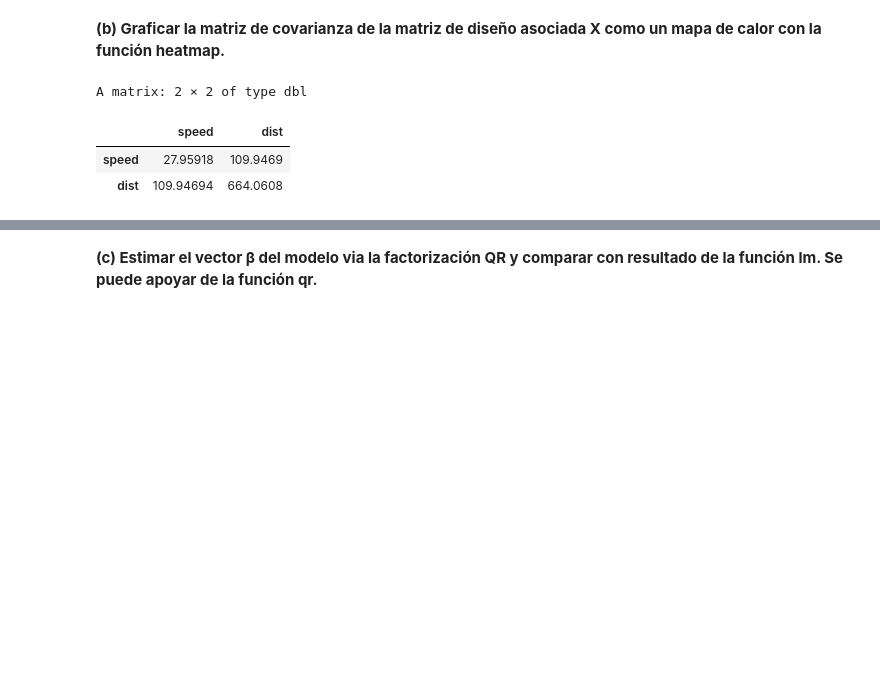
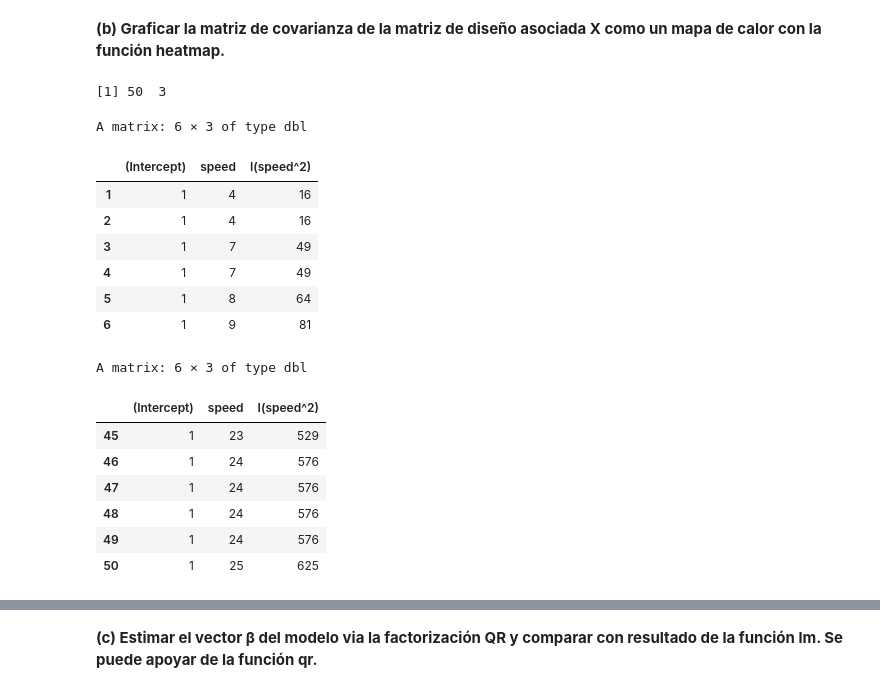
Before and after one commit to MaximilianoVM/MODELOS-LINEALES-CON-R-2024-1, a Jupyter notebook: 5_PRACTICA_2_E1.ipynb, the cells around one changed output, grey strips where cells are left out. Saved outputs shown, nothing was run; the diff lists cells and outputs as text; code cells hidden in the pictures; blank space fills up the shorter version.

```diff
--- a/5_PRACTICA_2_E1.ipynb
+++ b/5_PRACTICA_2_E1.ipynb
@@ -36,10 +36,3 @@ pairs(cars)
 [figure]
 # %% [markdown]
 <b>(b) Graficar la matriz de covarianza de la matriz de diseño asociada X como un mapa de calor con la función heatmap.
-# %%
-cov( cars )
-# %% [output]
-A matrix: 2 × 2 of type dbl
-|  | speed | dist |
-| speed | 27.95918 | 109.9469 |
-| dist | 109.94694 | 664.0608 |
@@ -45,0 +43,24 @@ A matrix: 2 × 2 of type dbl
+# %%
+X <- model.matrix(dist ~ speed + I(speed^2), data=cars)
+y <- cars$dist
+dim(X)
+head(X)
+tail(X)
+# %% [output]
+[1] 50  3
+A matrix: 6 × 3 of type dbl
+|  | (Intercept) | speed | I(speed^2) |
+| 1 | 1 | 4 | 16 |
+| 2 | 1 | 4 | 16 |
+| 3 | 1 | 7 | 49 |
+| 4 | 1 | 7 | 49 |
+| 5 | 1 | 8 | 64 |
+| 6 | 1 | 9 | 81 |
+A matrix: 6 × 3 of type dbl
+|  | (Intercept) | speed | I(speed^2) |
+| 45 | 1 | 23 | 529 |
+| 46 | 1 | 24 | 576 |
+| 47 | 1 | 24 | 576 |
+| 48 | 1 | 24 | 576 |
+| 49 | 1 | 24 | 576 |
+| 50 | 1 | 25 | 625 |
```
Also changed, not shown: parts of 8 cells of this notebook, 1 other file.
